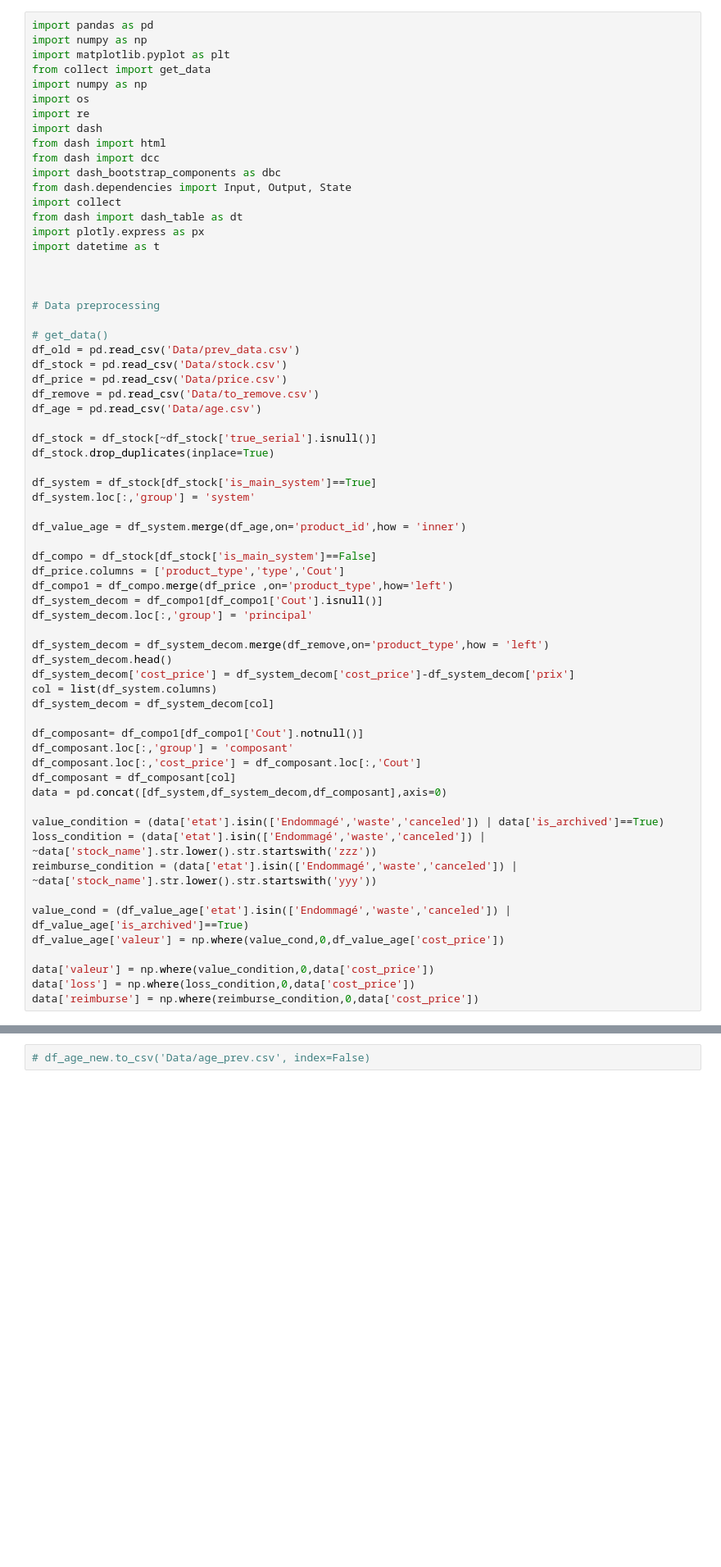
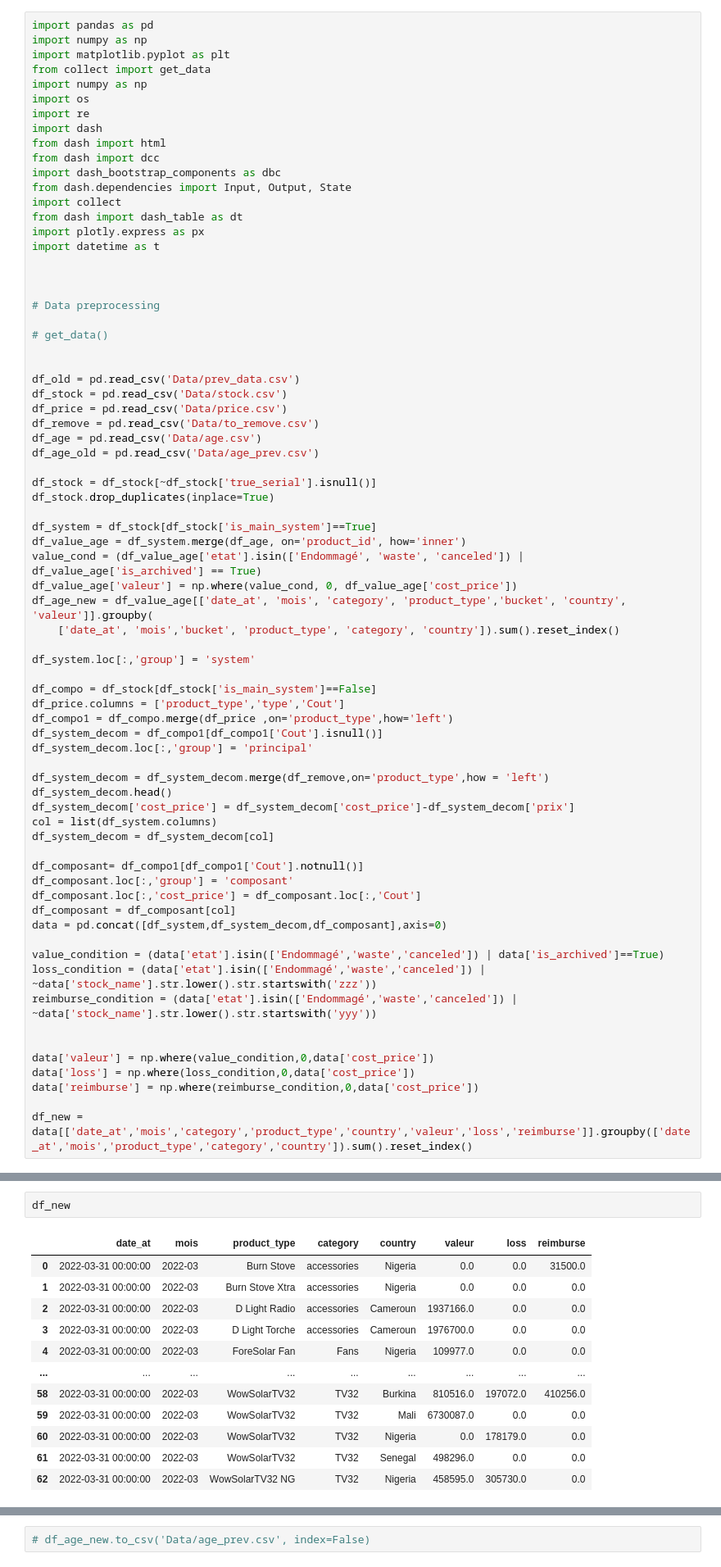
Before and after one commit to 134130U/logistique, a Jupyter notebook: test_prep.ipynb, the cells around one changed output, grey strips where cells are left out. Shown at 82% size. Cells and saved outputs as stored; diff of their text form; blank space fills up the shorter version.

```diff
--- a/test_prep.ipynb
+++ b/test_prep.ipynb
@@ -21,19 +21,26 @@ import datetime as t
 # Data preprocessing
 
 # get_data()
+
+
 df_old = pd.read_csv('Data/prev_data.csv')
 df_stock = pd.read_csv('Data/stock.csv')
 df_price = pd.read_csv('Data/price.csv')
 df_remove = pd.read_csv('Data/to_remove.csv')
 df_age = pd.read_csv('Data/age.csv')
+df_age_old = pd.read_csv('Data/age_prev.csv')
 
 df_stock = df_stock[~df_stock['true_serial'].isnull()]
 df_stock.drop_duplicates(inplace=True)
 
 df_system = df_stock[df_stock['is_main_system']==True]
+df_value_age = df_system.merge(df_age, on='product_id', how='inner')
+value_cond = (df_value_age['etat'].isin(['Endommagé', 'waste', 'canceled']) | df_value_age['is_archived'] == True)
+df_value_age['valeur'] = np.where(value_cond, 0, df_value_age['cost_price'])
+df_age_new = df_value_age[['date_at', 'mois', 'category', 'product_type','bucket', 'country', 'valeur']].groupby(
+    ['date_at', 'mois','bucket', 'product_type', 'category', 'country']).sum().reset_index()
+
 df_system.loc[:,'group'] = 'system'
-
-df_value_age = df_system.merge(df_age,on='product_id',how = 'inner')
 
 df_compo = df_stock[df_stock['is_main_system']==False]
 df_price.columns = ['product_type','type','Cout']
@@ -57,12 +64,12 @@ value_condition = (data['etat'].isin(['Endommagé','waste','canceled']) | data['
 loss_condition = (data['etat'].isin(['Endommagé','waste','canceled']) | ~data['stock_name'].str.lower().str.startswith('zzz'))
 reimburse_condition = (data['etat'].isin(['Endommagé','waste','canceled']) | ~data['stock_name'].str.lower().str.startswith('yyy'))
 
-value_cond = (df_value_age['etat'].isin(['Endommagé','waste','canceled']) | df_value_age['is_archived']==True)
-df_value_age['valeur'] = np.where(value_cond,0,df_value_age['cost_price'])
 
 data['valeur'] = np.where(value_condition,0,data['cost_price'])
 data['loss'] = np.where(loss_condition,0,data['cost_price'])
 data['reimburse'] = np.where(reimburse_condition,0,data['cost_price'])
+
+df_new = data[['date_at','mois','category','product_type','country','valeur','loss','reimburse']].groupby(['date_at','mois','product_type','category','country']).sum().reset_index()
 # %% [output]
 A value is trying to be set on a copy of a slice from a DataFrame.
 Try using .loc[row_indexer,col_indexer] = value instead
@@ -74,3 +81,18 @@ Try using .loc[row_indexer,col_indexer] = value instead
 
 See the caveats in the documentation: https://pandas.pydata.org/pandas-docs/stable/user_guide/indexing.html#returning-a-view-versus-a-copy
   self._setitem_single_column(ilocs[0], value, pi)
+# %%
+df_new
+# %% [output]
+|  | date_at | mois | product_type | category | country | valeur | loss | reimburse |
+| 0 | 2022-03-31 00:00:00 | 2022-03 | Burn Stove | accessories | Nigeria | 0.0 | 0.0 | 31500.0 |
+| 1 | 2022-03-31 00:00:00 | 2022-03 | Burn Stove Xtra | accessories | Nigeria | 0.0 | 0.0 | 0.0 |
+| 2 | 2022-03-31 00:00:00 | 2022-03 | D Light Radio | accessories | Cameroun | 1937166.0 | 0.0 | 0.0 |
+| 3 | 2022-03-31 00:00:00 | 2022-03 | D Light Torche | accessories | Cameroun | 1976700.0 | 0.0 | 0.0 |
+| 4 | 2022-03-31 00:00:00 | 2022-03 | ForeSolar Fan | Fans | Nigeria | 109977.0 | 0.0 | 0.0 |
+| ... | ... | ... | ... | ... | ... | ... | ... | ... |
+| 58 | 2022-03-31 00:00:00 | 2022-03 | WowSolarTV32 | TV32 | Burkina | 810516.0 | 197072.0 | 410256.0 |
+| 59 | 2022-03-31 00:00:00 | 2022-03 | WowSolarTV32 | TV32 | Mali | 6730087.0 | 0.0 | 0.0 |
+| 60 | 2022-03-31 00:00:00 | 2022-03 | WowSolarTV32 | TV32 | Nigeria | 0.0 | 178179.0 | 0.0 |
+| 61 | 2022-03-31 00:00:00 | 2022-03 | WowSolarTV32 | TV32 | Senegal | 498296.0 | 0.0 | 0.0 |
+| 62 | 2022-03-31 00:00:00 | 2022-03 | WowSolarTV32 NG | TV32 | Nigeria | 458595.0 | 305730.0 | 0.0 |
```
Also changed, not shown: parts of 5 cells of this notebook, 8 other files.
